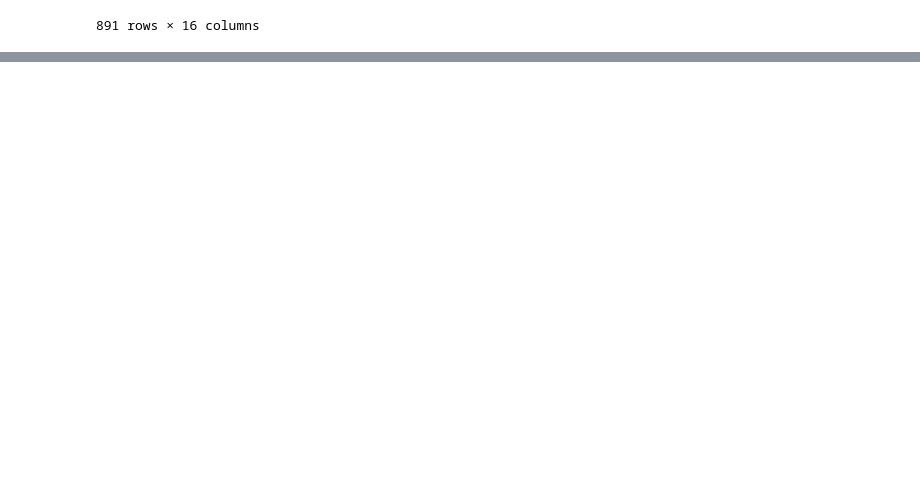
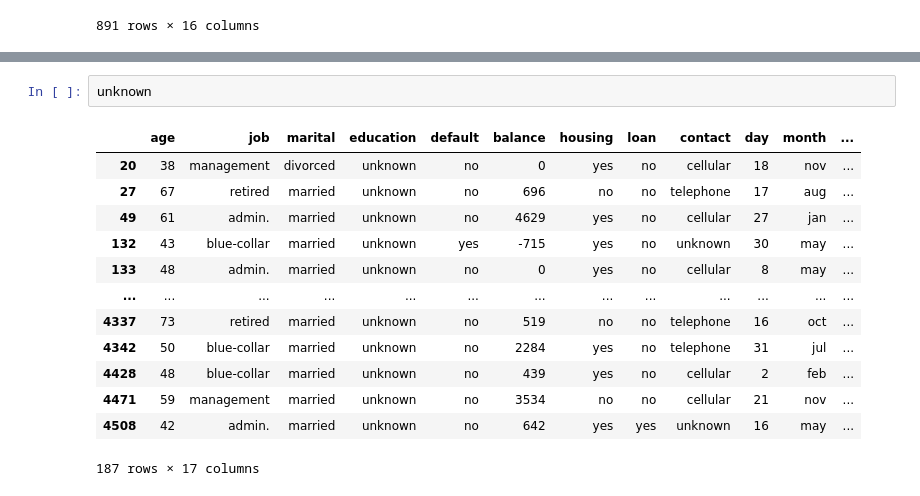
Before and after one commit to Haidar440/Data_Science, a Jupyter notebook: Pandas/pandas_analysis.ipynb, the cells around one changed output, grey strips where cells are left out. Cells and saved outputs as stored; diff of their text form; blank space fills up the shorter version.

```diff
--- a/Pandas/pandas_analysis.ipynb
+++ b/Pandas/pandas_analysis.ipynb
@@ -383,0 +462,16 @@ df
+# %%
+unknown
+# %% [output]
+|  | age | job | marital | education | default | balance | housing | loan | contact | day | month | ... |
+| 20 | 38 | management | divorced | unknown | no | 0 | yes | no | cellular | 18 | nov | ... |
+| 27 | 67 | retired | married | unknown | no | 696 | no | no | telephone | 17 | aug | ... |
+| 49 | 61 | admin. | married | unknown | no | 4629 | yes | no | cellular | 27 | jan | ... |
+| 132 | 43 | blue-collar | married | unknown | yes | -715 | yes | no | unknown | 30 | may | ... |
+| 133 | 48 | admin. | married | unknown | no | 0 | yes | no | cellular | 8 | may | ... |
+| ... | ... | ... | ... | ... | ... | ... | ... | ... | ... | ... | ... | ... |
+| 4337 | 73 | retired | married | unknown | no | 519 | no | no | telephone | 16 | oct | ... |
+| 4342 | 50 | blue-collar | married | unknown | no | 2284 | yes | no | telephone | 31 | jul | ... |
+| 4428 | 48 | blue-collar | married | unknown | no | 439 | yes | no | cellular | 2 | feb | ... |
+| 4471 | 59 | management | married | unknown | no | 3534 | no | no | cellular | 21 | nov | ... |
+| 4508 | 42 | admin. | married | unknown | no | 642 | yes | yes | unknown | 16 | may | ... |
+187 rows × 17 columns
```
Also changed, not shown: parts of 14 cells of this notebook, 3 other files.
